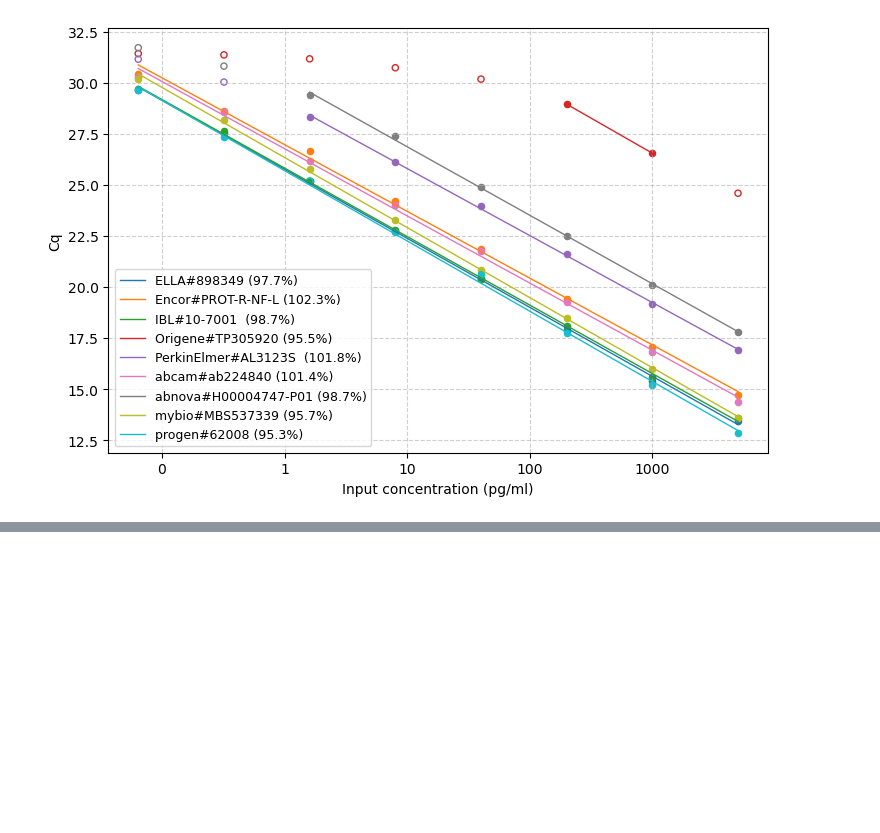
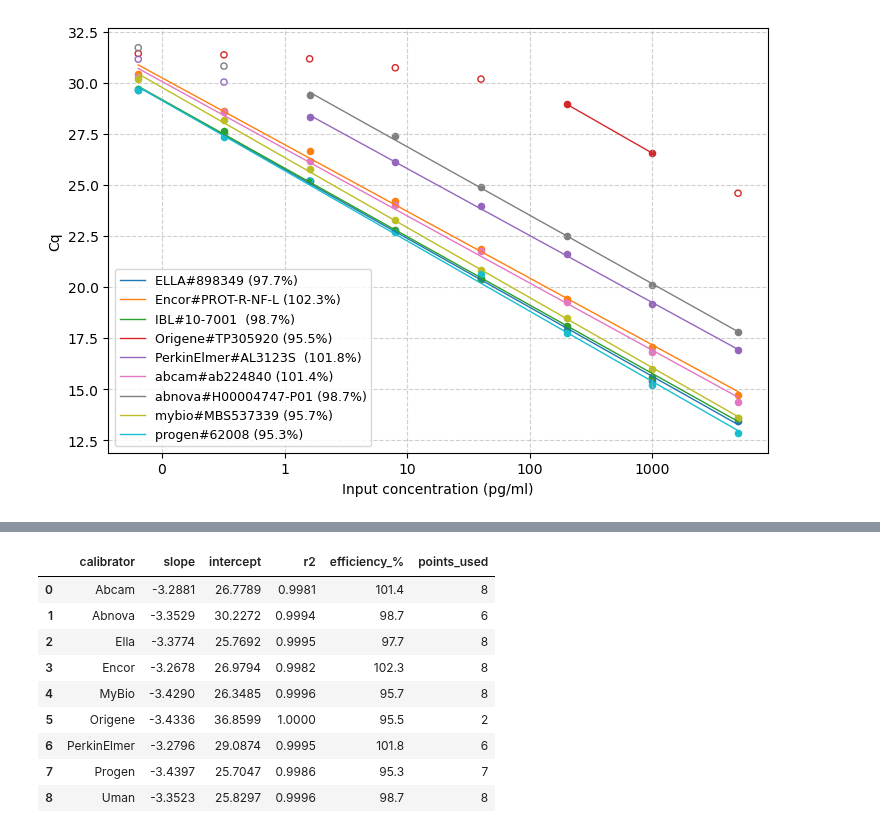
Before and after one commit to jeffsmith8/NfL-iPLA-paper, a Jupyter notebook: iPLA Calibrator Selection/iPLA_cal.ipynb, the cells around one changed output, grey strips where cells are left out. Drawn from its saved outputs; the diff is of its cells as text; code cells hidden in the pictures; blank space fills up the shorter version.

```diff
--- a/iPLA Calibrator Selection/iPLA_cal.ipynb
+++ b/iPLA Calibrator Selection/iPLA_cal.ipynb
@@ -396,0 +563,23 @@ Slope: -3.4397, R²: 0.9986, Efficiency: 95.31%
+# %%
+# ── Remap calibrator labels and filter to mapped entries only ─────────────
+# Creates a working copy with a 'calibrator_short' column containing the
+# canonical project name. Rows whose catalogue string has no entry in
+# calibrator_name_map are excluded — update the map above to include them.
+
+cal_pub = cal_df_mean_f.copy()
+cal_pub['calibrator_short'] = cal_pub['calibrator'].map(calibrator_name_map)
+
+unmapped = cal_pub[cal_pub['calibrator_short'].isna()]['calibrator'].unique()
+if len(unmapped):
+    print(f'WARNING: {len(unmapped)} calibrator string(s) not in name map — excluded:')
+    for u in unmapped:
+        print(f'  {repr(u)}')
+
+cal_pub = cal_pub.dropna(subset=['calibrator_short'])
+
+# Replace the catalogue string column so plot_calibrator_fits() receives
+# clean short names directly
+cal_pub_plot = cal_pub.copy()
+cal_pub_plot['calibrator'] = cal_pub_plot['calibrator_short']
+
+print(f'Calibrators in publication dataset: {sorted(cal_pub_plot["calibrator"].unique())}')
@@ -396,0 +690,14 @@ Slope: -3.4397, R²: 0.9986, Efficiency: 95.31%
+# %%
+results_df = pd.DataFrame(results)
+results_df
+# %% [output]
+|  | calibrator | slope | intercept | r2 | efficiency_% | points_used |
+| 0 | Abcam | -3.2881 | 26.7789 | 0.9981 | 101.4 | 8 |
+| 1 | Abnova | -3.3529 | 30.2272 | 0.9994 | 98.7 | 6 |
+| 2 | Ella | -3.3774 | 25.7692 | 0.9995 | 97.7 | 8 |
+| 3 | Encor | -3.2678 | 26.9794 | 0.9982 | 102.3 | 8 |
+| 4 | MyBio | -3.4290 | 26.3485 | 0.9996 | 95.7 | 8 |
+| 5 | Origene | -3.4336 | 36.8599 | 1.0000 | 95.5 | 2 |
+| 6 | PerkinElmer | -3.2796 | 29.0874 | 0.9995 | 101.8 | 6 |
+| 7 | Progen | -3.4397 | 25.7047 | 0.9986 | 95.3 | 7 |
+| 8 | Uman | -3.3523 | 25.8297 | 0.9996 | 98.7 | 8 |
```
Also changed, not shown: parts of 14 cells of this notebook, 1 other file.
